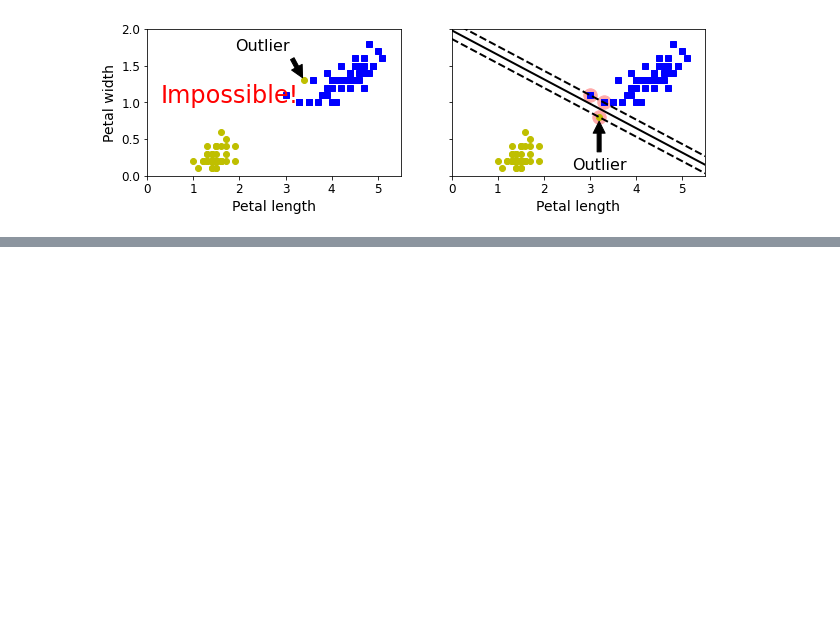
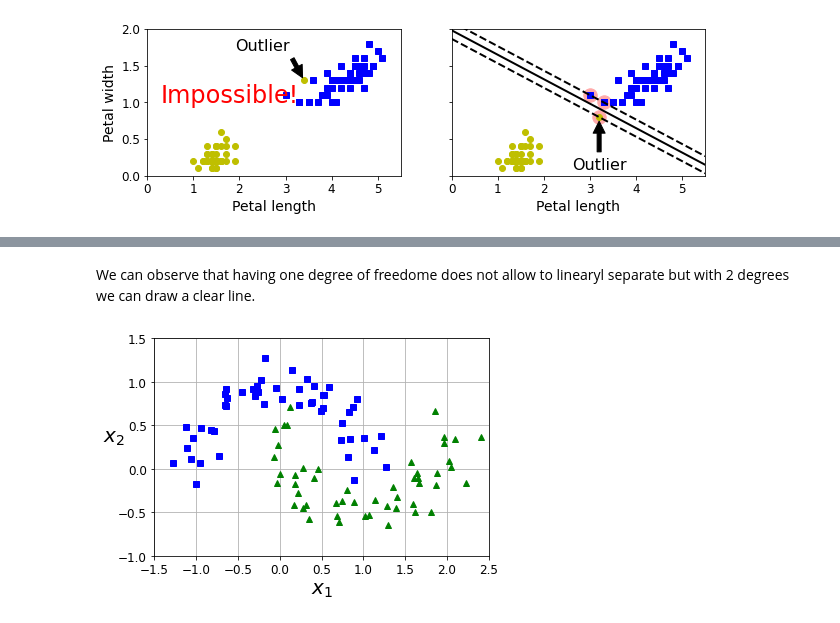
Before and after one commit to WestfalNamur/hands_on_ML, a Jupyter notebook: 4_svm/support_vector_machines.ipynb, the cells around one changed output, grey strips where cells are left out. Saved outputs shown, nothing was run; the diff lists cells and outputs as text; code cells hidden in the pictures; blank space fills up the shorter version.

```diff
--- a/4_svm/support_vector_machines.ipynb
+++ b/4_svm/support_vector_machines.ipynb
@@ -181,0 +304,18 @@ plt.show()
+# %% [markdown]
+We can observe that having one degree of freedome does not allow to linearyl separate but with 2 degrees we can draw a clear line.
+# %%
+from sklearn.datasets import make_moons
+X, y = make_moons(n_samples=100, noise=0.15, random_state=42)
+
+def plot_dataset(X, y, axes):
+    plt.plot(X[:, 0][y==0], X[:, 1][y==0], "bs")
+    plt.plot(X[:, 0][y==1], X[:, 1][y==1], "g^")
+    plt.axis(axes)
+    plt.grid(True, which='both')
+    plt.xlabel(r"$x_1$", fontsize=20)
+    plt.ylabel(r"$x_2$", fontsize=20, rotation=0)
+
+plot_dataset(X, y, [-1.5, 2.5, -1, 1.5])
+plt.show()
+# %% [output]
+[figure, added]
```
Also changed, not shown: parts of 22 cells of this notebook.
